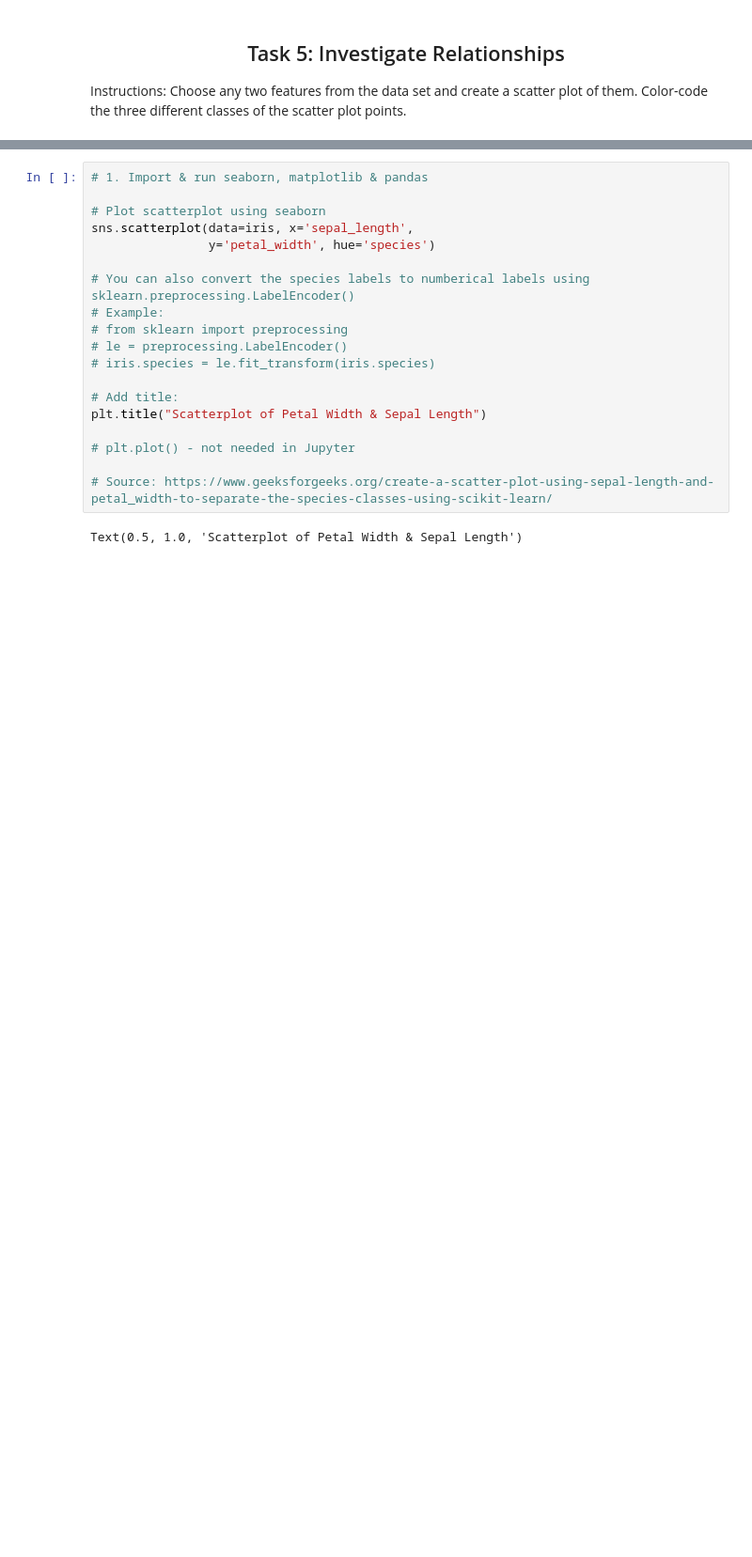
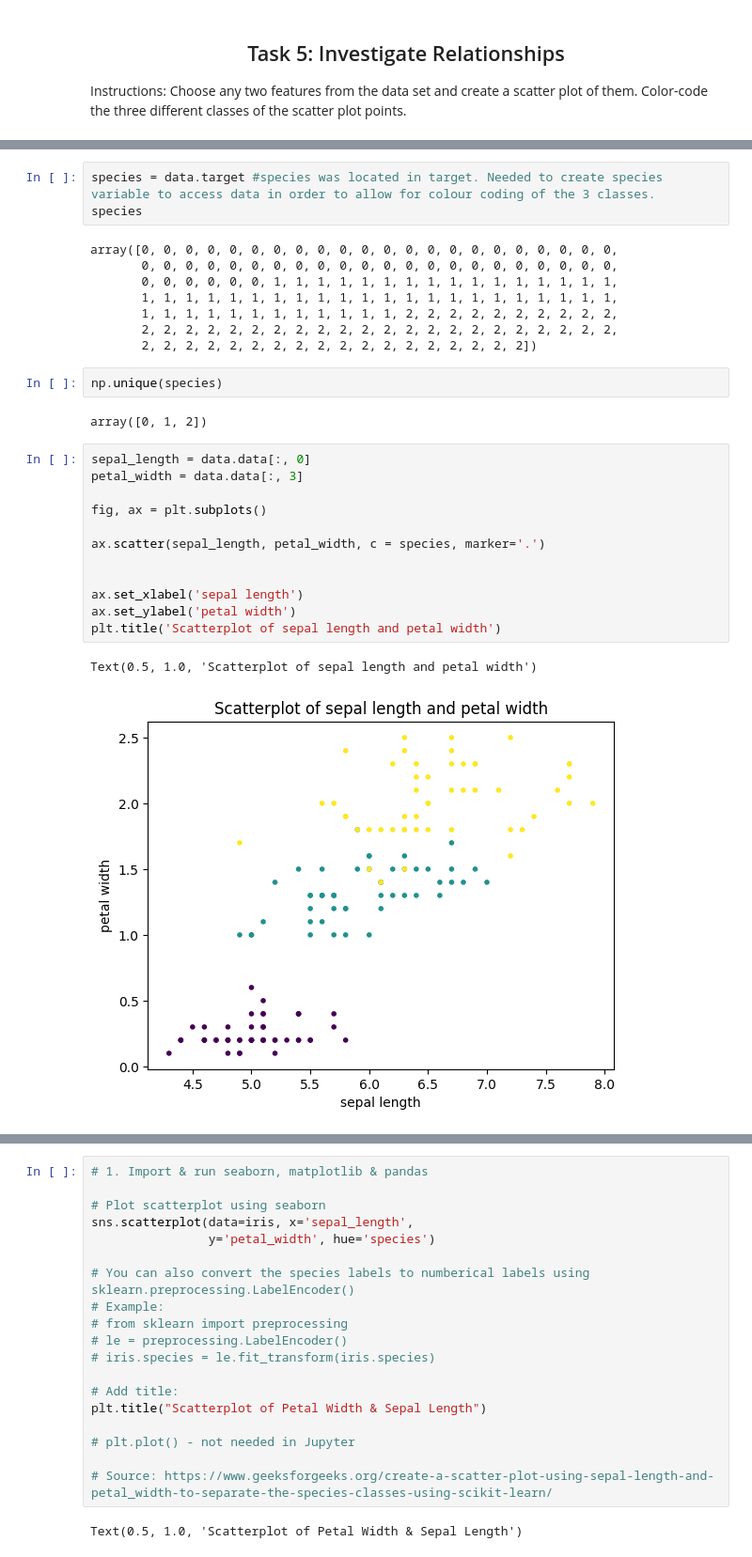
Before and after one commit to NibnabCodes/principles_of_data_analytics, a Jupyter notebook: tasks.ipynb, the cells around one changed output, grey strips where cells are left out. Shown at 94% size. Cells and saved outputs as stored; diff of their text form; blank space fills up the shorter version.

```diff
--- a/tasks.ipynb
+++ b/tasks.ipynb
@@ -730 +714,31 @@ ValueError: 'c' argument must be a color, a sequence of colors, or a sequence of
+# %%
+species = data.target #species was located in target. Needed to create species variable to access data in order to allow for colour coding of the 3 classes.
+species
+# %% [output]
+array([0, 0, 0, 0, 0, 0, 0, 0, 0, 0, 0, 0, 0, 0, 0, 0, 0, 0, 0, 0, 0, 0,
+       0, 0, 0, 0, 0, 0, 0, 0, 0, 0, 0, 0, 0, 0, 0, 0, 0, 0, 0, 0, 0, 0,
+       0, 0, 0, 0, 0, 0, 1, 1, 1, 1, 1, 1, 1, 1, 1, 1, 1, 1, 1, 1, 1, 1,
+       1, 1, 1, 1, 1, 1, 1, 1, 1, 1, 1, 1, 1, 1, 1, 1, 1, 1, 1, 1, 1, 1,
+       1, 1, 1, 1, 1, 1, 1, 1, 1, 1, 1, 1, 2, 2, 2, 2, 2, 2, 2, 2, 2, 2,
+       2, 2, 2, 2, 2, 2, 2, 2, 2, 2, 2, 2, 2, 2, 2, 2, 2, 2, 2, 2, 2, 2,
+       2, 2, 2, 2, 2, 2, 2, 2, 2, 2, 2, 2, 2, 2, 2, 2, 2, 2])
+# %%
+np.unique(species)
+# %% [output]
+array([0, 1, 2])
+# %%
+sepal_length = data.data[:, 0]
+petal_width = data.data[:, 3]
+
+fig, ax = plt.subplots()
+
+ax.scatter(sepal_length, petal_width, c = species, marker='.')
+
+
+ax.set_xlabel('sepal length')
+ax.set_ylabel('petal width')
+plt.title('Scatterplot of sepal length and petal width')
+# %% [output]
+Text(0.5, 1.0, 'Scatterplot of sepal length and petal width')
+[figure, added]
 # %% [markdown]
```
Also changed, not shown: parts of 6 cells of this notebook.
